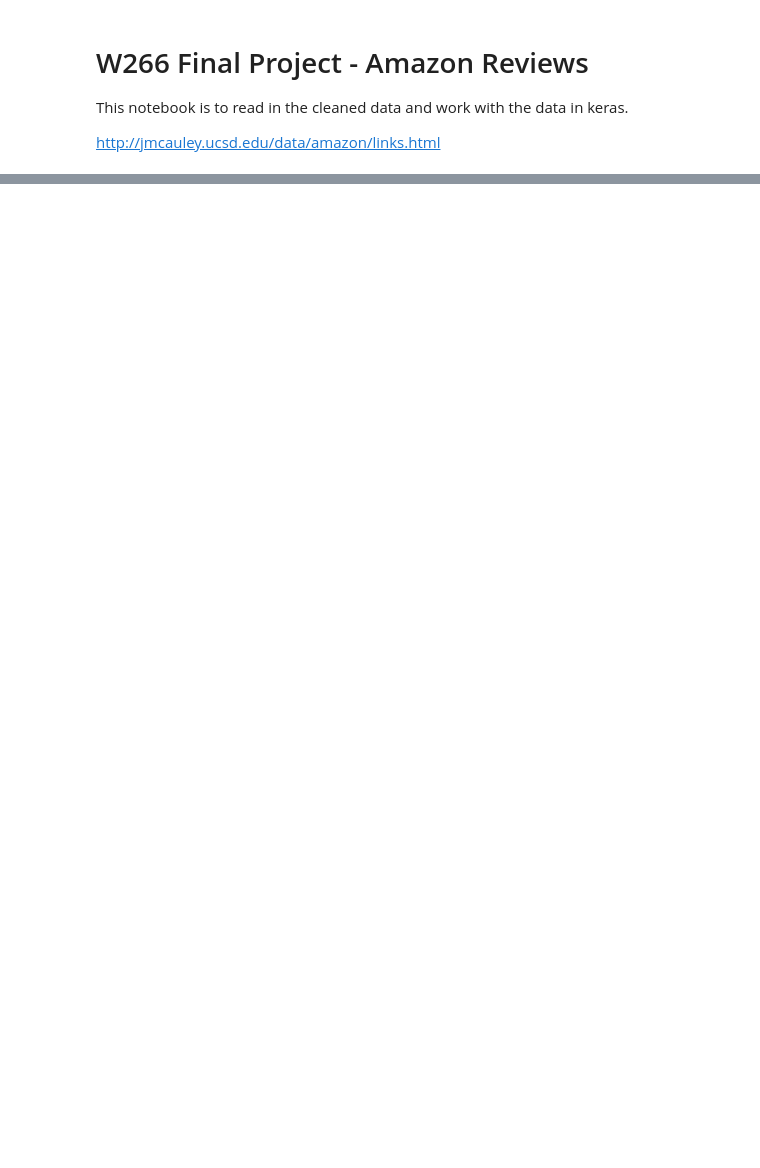
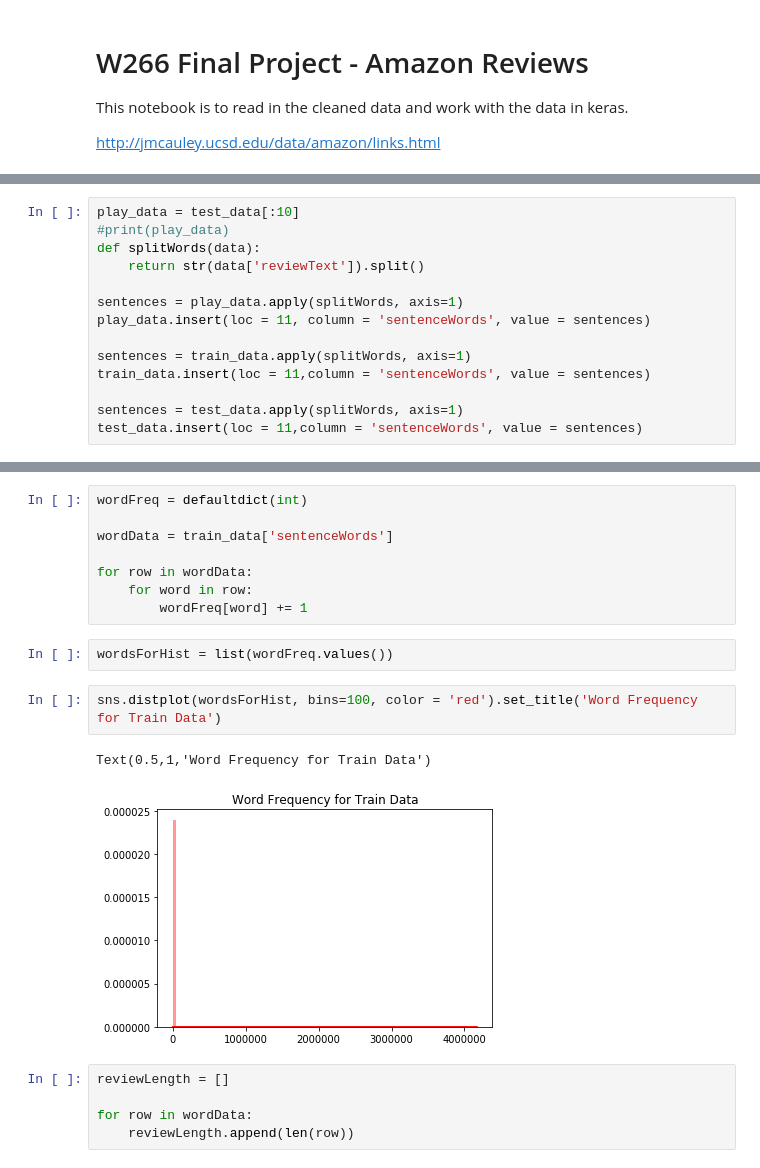
Before and after one commit to lance-miles/w266FinalProject-Amazon, a Jupyter notebook: Notebook/Amazon Reviews - Final Project Notebook.ipynb, the cells around one changed output, grey strips where cells are left out. Cells and saved outputs as stored; diff of their text form; blank space fills up the shorter version.

```diff
--- a/Notebook/Amazon Reviews - Final Project Notebook.ipynb
+++ b/Notebook/Amazon Reviews - Final Project Notebook.ipynb
@@ -113 +105,15 @@ test_data
 240000 rows × 11 columns
+# %%
+play_data = test_data[:10]
+#print(play_data)
+def splitWords(data):
+    return str(data['reviewText']).split()
+
+sentences = play_data.apply(splitWords, axis=1)
+play_data.insert(loc = 11, column = 'sentenceWords', value = sentences)
+
+sentences = train_data.apply(splitWords, axis=1)
+train_data.insert(loc = 11,column = 'sentenceWords', value = sentences)
+
+sentences = test_data.apply(splitWords, axis=1)
+test_data.insert(loc = 11,column = 'sentenceWords', value = sentences)
@@ -113,0 +141,20 @@ test_data
+# %%
+wordFreq = defaultdict(int)
+
+wordData = train_data['sentenceWords']
+
+for row in wordData:
+    for word in row:
+        wordFreq[word] += 1
+# %%
+wordsForHist = list(wordFreq.values())
+# %%
+sns.distplot(wordsForHist, bins=100, color = 'red').set_title('Word Frequency for Train Data')
+# %% [output]
+Text(0.5,1,'Word Frequency for Train Data')
+[figure, added]
+# %%
+reviewLength = []
+
+for row in wordData:
+    reviewLength.append(len(row))
```
Also changed, not shown: parts of 6 cells of this notebook.
